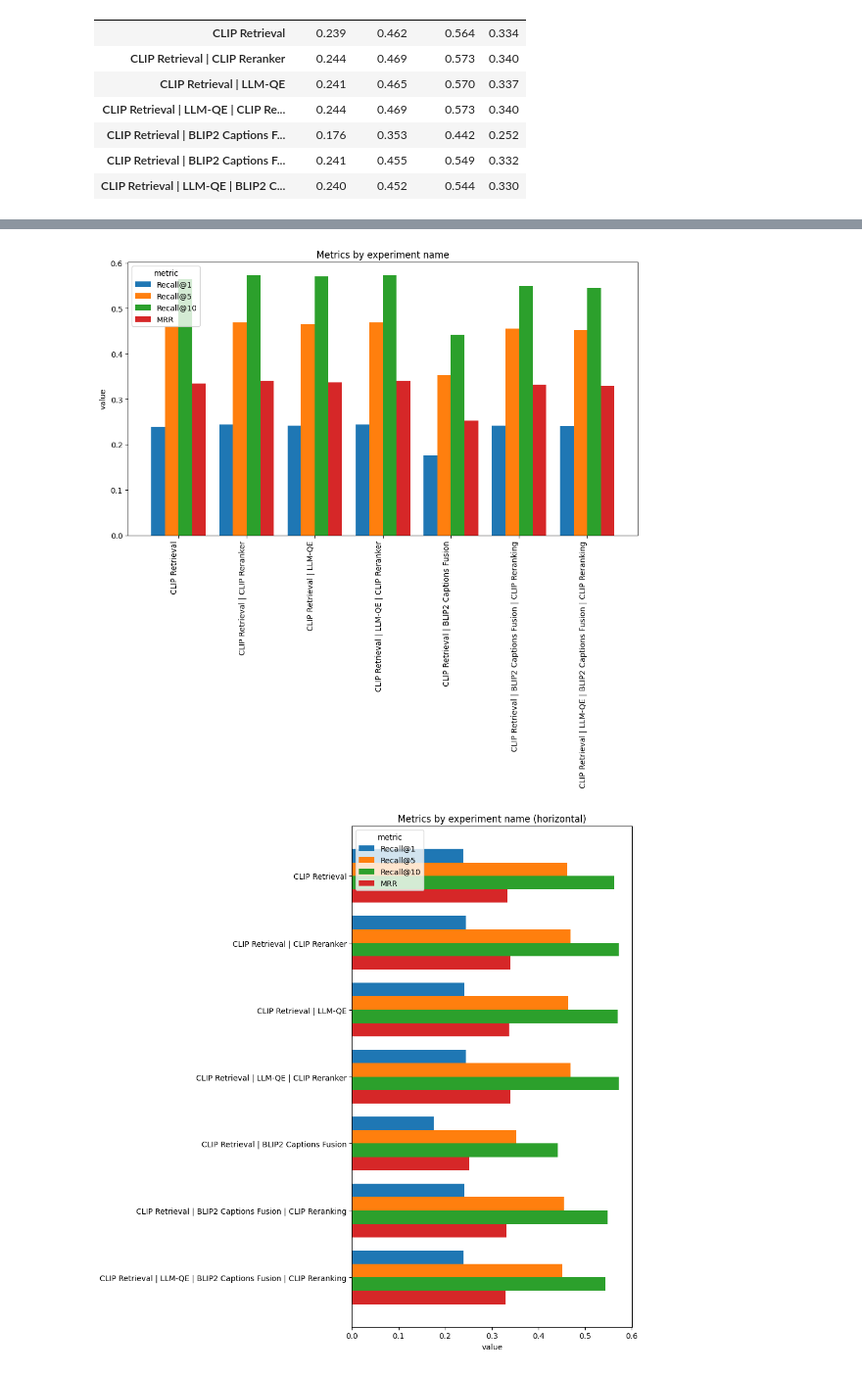
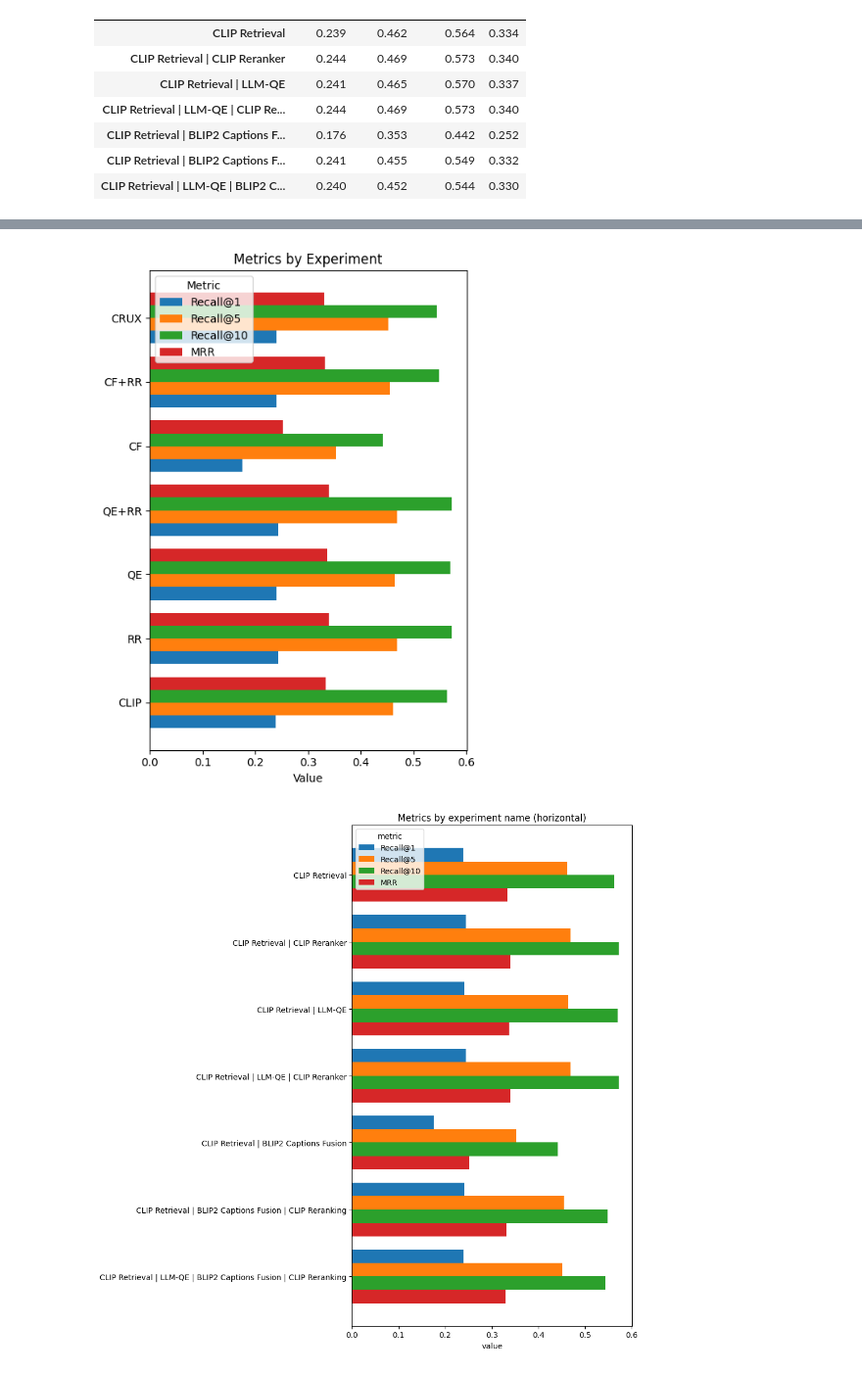
Before and after one commit to MuhammadSyyed/newsimages, a Jupyter notebook: notebooks/logs_metrics_viz.ipynb, the cells around one changed output, grey strips where cells are left out. Shown at 98% size. Saved outputs shown, nothing was run; the diff lists cells and outputs as text; code cells hidden in the pictures.

```diff
--- a/notebooks/logs_metrics_viz.ipynb
+++ b/notebooks/logs_metrics_viz.ipynb
@@ -14,7 +14,7 @@ import pandas as pd
 def resolve_logs_path() -> Path:
     cwd = Path.cwd().resolve()
     for base in (cwd, cwd.parent):
-        p = base / "logs" / "logs.json"
+        p = base / "logs" / "logs_paper_aligned.json"
         if p.is_file():
             return p
     raise FileNotFoundError("logs/logs.json not found (run from repo root or notebooks/).")
@@ -66,26 +101,46 @@ plt.show()
 # %%
-names = df_metrics.index.tolist()
+label_map = {
+    "CLIP Retrieval": "CLIP",
+    "CLIP Retrieval | CLIP Reranker": "RR",
+    "CLIP Retrieval | LLM-QE": "QE",
+    "CLIP Retrieval | LLM-QE | CLIP Reranker": "QE+RR",
+    "CLIP Retrieval | BLIP2 Captions Fusion": "CF",
+    "CLIP Retrieval | BLIP2 Captions Fusion | CLIP Reranking": "CF+RR",
+    "CLIP Retrieval | LLM-QE | BLIP2 Captions Fusion | CLIP Reranking": "CRUX"
+}
+
+# Apply mapping
+names = [label_map.get(i, i) for i in df_metrics.index.tolist()]
+
 metrics_list = df_metrics.columns.tolist()
-x = np.arange(len(names))
-width = 0.8 / len(metrics_list)
-fig, ax = plt.subplots(figsize=(max(10, 0.55 * len(names)), 10))
+
+y = np.arange(len(names))
+height = 0.8 / len(metrics_list)
+
+fig, ax = plt.subplots(figsize=(5, 7))
+
 for k, col in enumerate(metrics_list):
-    ax.bar(
-        x + (k - (len(metrics_list) - 1) / 2) * width,
+    ax.barh(
+        y + (k - (len(metrics_list) - 1) / 2) * height,
         df_metrics[col].to_numpy(),
-        width,
+        height,
         label=col,
     )
-ax.set_xticks(x)
-ax.set_xticklabels(names, rotation=90, ha="right")
-ax.set_ylabel("value")
-ax.set_title("Metrics by experiment name")
-ax.legend(title="metric", loc="upper left")
-ax.set_ylim(0, None)
+
+ax.set_yticks(y)
+ax.set_yticklabels(names)
+
+ax.set_xlabel("Value")
+ax.set_title("Metrics by Experiment")
+
+ax.legend(title="Metric", loc="upper left")
+
+ax.set_xlim(0, None)
+
 plt.tight_layout()
 plt.show()
 # %% [output]
-[figure, old version]
+[figure, new version]
 # %%
 names = df_metrics.index.tolist()
 metrics_list = df_metrics.columns.tolist()
```
Also changed, not shown: parts of 3 cells of this notebook, 12 other files.
